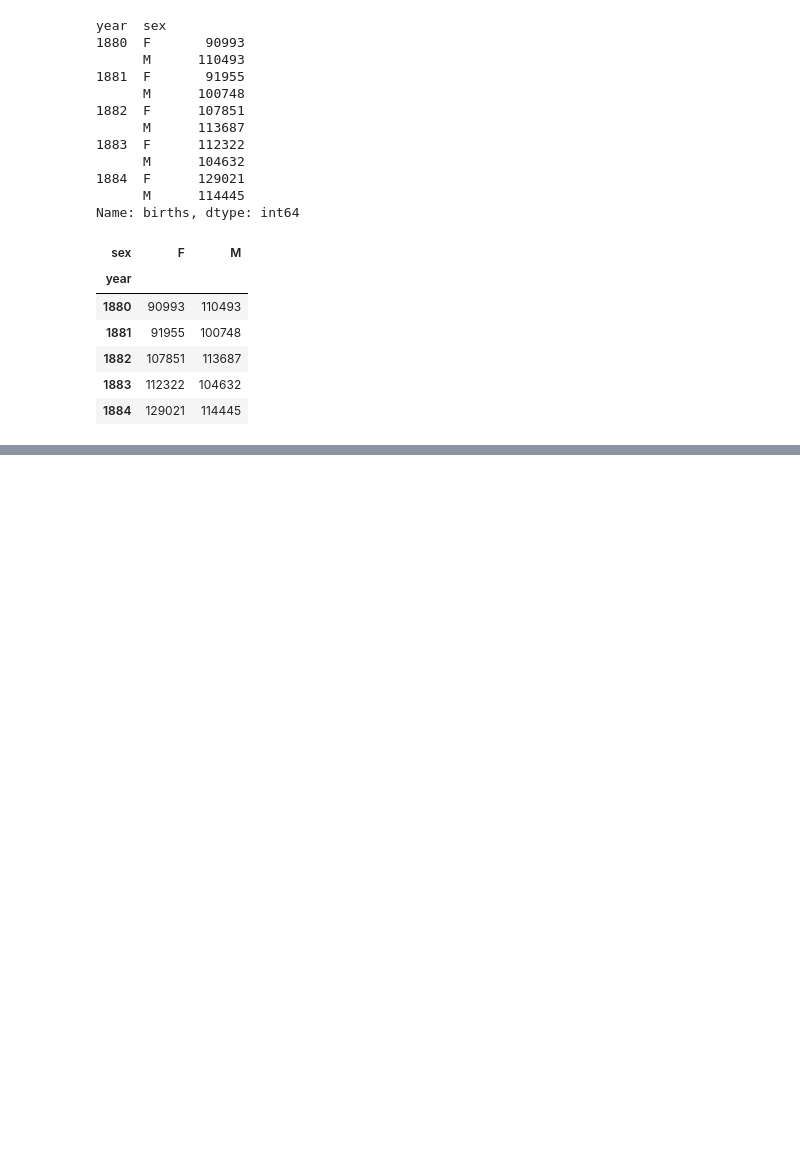
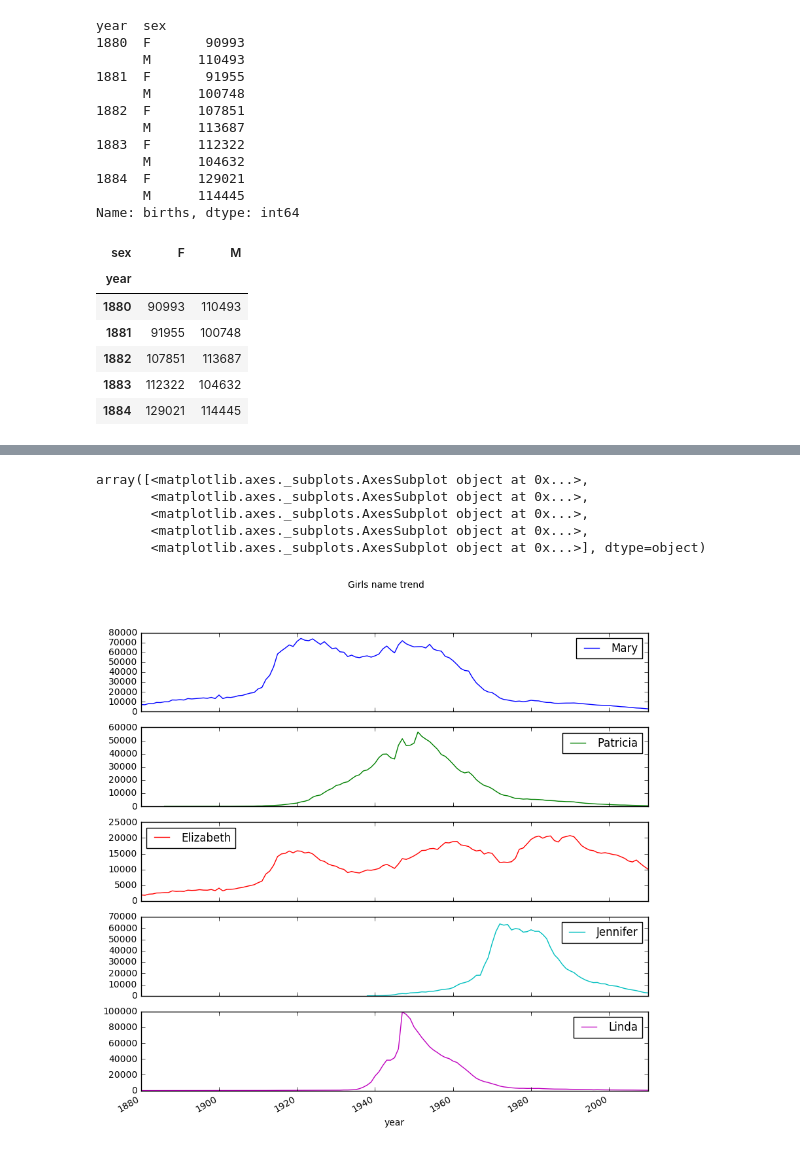
Before and after one commit to woosa7/PythonDataAnalytics, a Jupyter notebook: pandas/pydata02_3.ipynb, the cells around one changed output, grey strips where cells are left out. Saved outputs shown, nothing was run; the diff lists cells and outputs as text; code cells hidden in the pictures; blank space fills up the shorter version.

```diff
--- a/pandas/pydata02_3.ipynb
+++ b/pandas/pydata02_3.ipynb
@@ -97,0 +159,8 @@ total_births.plot(title='Total births by sex and year')
+# %%
+def get_top1000(group):
+    #group = group[group['prop'] > 0.01]  # 사용 비율로 필터링.
+    return group.sort_values(by='births', ascending=False)[:1000]
+# %%
+top1000 = names.groupby(['year', 'sex']).apply(get_top1000)
+top1000.index = np.arange(len(top1000))
+top1000.head()
@@ -97,0 +216,3 @@ total_births.plot(title='Total births by sex and year')
+# %%
+total_births = top1000.pivot_table('births', index='year', columns='name', aggfunc=sum)
+total_births.tail()
@@ -97,0 +230,11 @@ total_births.plot(title='Total births by sex and year')
+# %%
+subset = total_births[['Mary', 'Patricia', 'Elizabeth', 'Jennifer', 'Linda']]
+# %%
+subset.plot(subplots=True, figsize=(10,10), grid=False, title='Girls name trend')
+# %% [output]
+array([<matplotlib.axes._subplots.AxesSubplot object at 0x...>,
+       <matplotlib.axes._subplots.AxesSubplot object at 0x...>,
+       <matplotlib.axes._subplots.AxesSubplot object at 0x...>,
+       <matplotlib.axes._subplots.AxesSubplot object at 0x...>,
+       <matplotlib.axes._subplots.AxesSubplot object at 0x...>], dtype=object)
+[figure, added]
```
Also changed, not shown: parts of 34 cells of this notebook.
